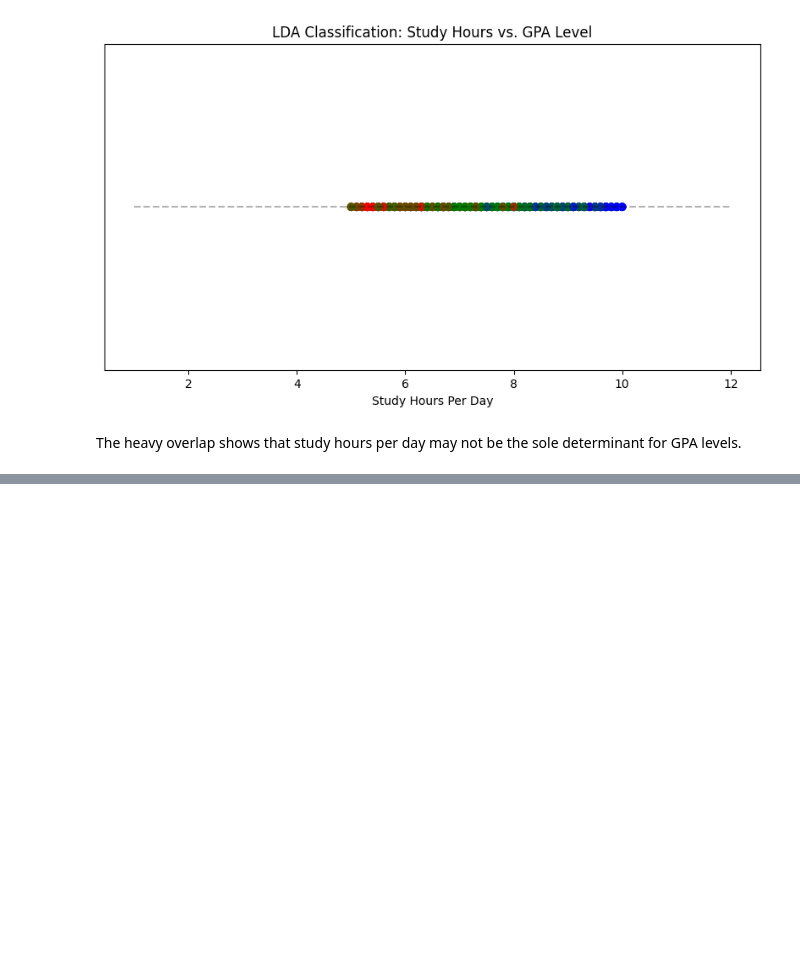
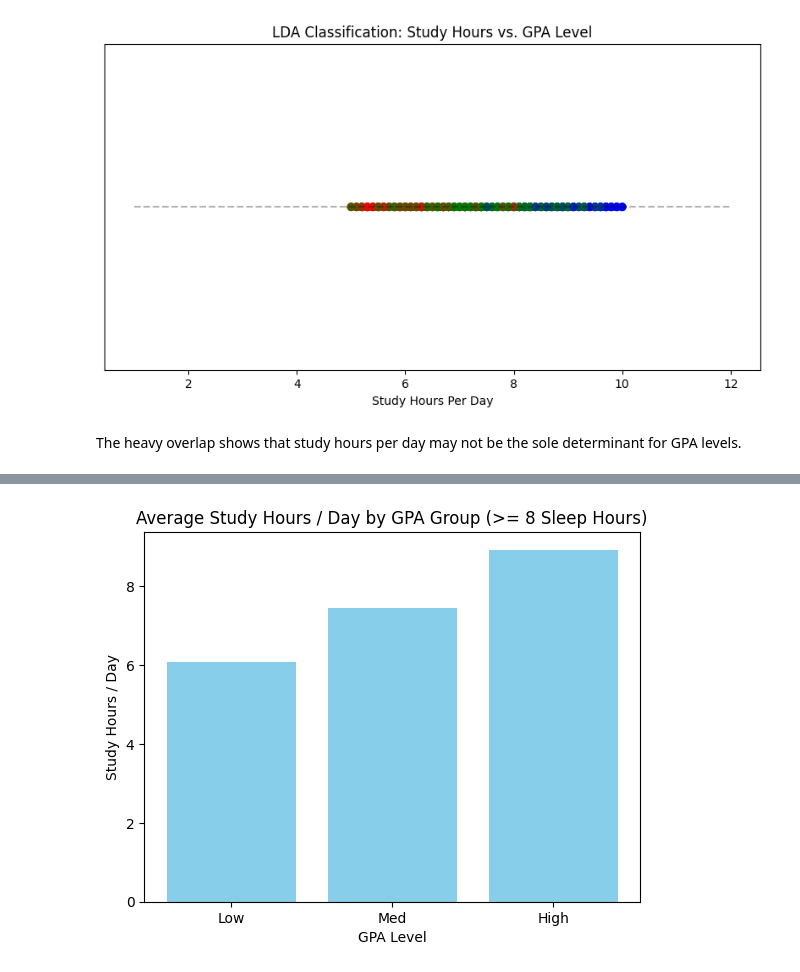
Before and after one commit to Taryn-Cail/Python-Group-Project-2704, a Jupyter notebook: data.ipynb, the cells around one changed output, grey strips where cells are left out. Cells and saved outputs as stored; diff of their text form; code cells hidden in the pictures; blank space fills up the shorter version.

```diff
--- a/data.ipynb
+++ b/data.ipynb
@@ -24,7 +26,7 @@ from sklearn.discriminant_analysis import LinearDiscriminantAnalysis
 ## Loading the data into a dataframe.
 # %%
 #Load the data set with only the required columns
-df = pd.read_csv('data.csv') #Reading the file into the df
+df = pd.read_csv('student_lifestyle_dataset.csv') #Reading the file into the df
 df = df[['Student_ID', 'Study_Hours_Per_Day', 'GPA', 'Extracurricular_Hours_Per_Day', 'Sleep_Hours_Per_Day', 'Social_Hours_Per_Day', 'Physical_Activity_Hours_Per_Day']]
 print(df) # Printing the entire dataset
 # %% [output]
@@ -308,0 +367,8 @@ The heavy overlap shows that study hours per day may not be the sole determinant
+# %%
+# Split the dataset based on Sleep Hours
+sleep8ormore = df[df['Sleep_Hours_Per_Day'] >= 8]
+sleeplessthan8 = df[df['Sleep_Hours_Per_Day'] < 8]
+
+# Optional: Print or further analyze the two groups
+print("Students sleeping 8 or more hours:\n", sleep8ormore)
+print("\nStudents sleeping less than 8 hours:\n", sleeplessthan8)
@@ -308,0 +393,19 @@ The heavy overlap shows that study hours per day may not be the sole determinant
+# %%
+#Visualize - bar graph of >= 8 hours
+gpa_by_studyH = sleep8ormore.groupby('GPA Level')['Study_Hours_Per_Day'].mean().reset_index()
+
+# Placing the categories visually in the correct order (ie. Low, Med, High)
+gpa_by_studyH['GPA Level'] = pd.Categorical(gpa_by_studyH['GPA Level'], categories=gpa_order,ordered=True)
+
+# Sorting the values
+gpa_by_studyH = gpa_by_studyH.sort_values('GPA Level')
+
+plt.clf()
+plt.bar(gpa_by_studyH['GPA Level'], gpa_by_studyH['Study_Hours_Per_Day'], color='skyblue')
+plt.xlabel("GPA Level")
+plt.ylabel("Study Hours / Day")
+plt.title("Average Study Hours / Day by GPA Group (>= 8 Sleep Hours)")
+plt.savefig("bar_graph more than 8 hours.svg", format="svg", bbox_inches="tight")
+plt.show()
+# %% [output]
+[figure, added]
```
Also changed, not shown: parts of 18 cells of this notebook.
